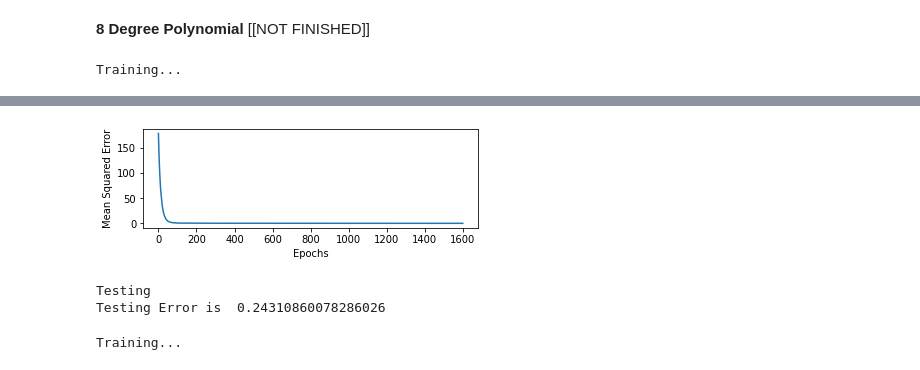
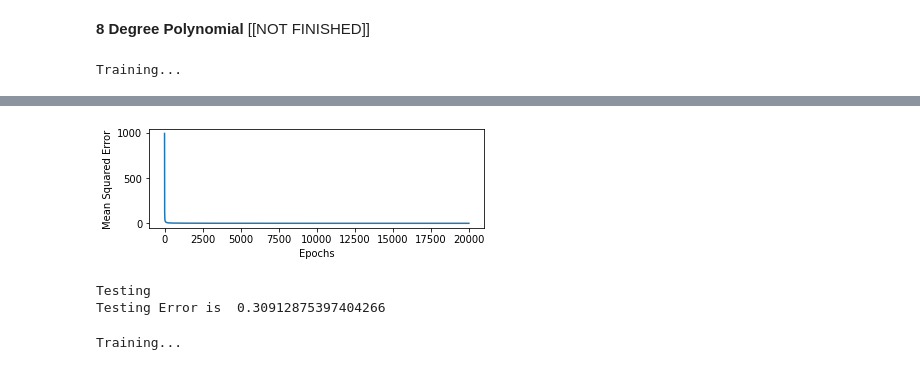
Before and after one commit to vineet891/FODS-Assignment, a Jupyter notebook: Assignment1/FODS_A1_a.ipynb, the cells around one changed output, grey strips where cells are left out. Saved outputs shown, nothing was run; the diff lists cells and outputs as text; code cells hidden in the pictures.

```diff
--- a/Assignment1/FODS_A1_a.ipynb
+++ b/Assignment1/FODS_A1_a.ipynb
@@ -650,7 +643,7 @@ Testing Error is  0.24310860078286026
 SGD5 = PolynomialRegression(5)
 x_train_trans_5 = SGD5.transform(train_X)
 x_test_trans_5 = SGD5.transform(test_X)
-SGD5.fit(x_train_trans_5, train_y,epochs = 6700, learning='SGD', learning_rate=0.0005)
+SGD5.fit(x_train_trans_5, train_y,epochs = 15000, learning='SGD', learning_rate=0.00055)
 SGD5.evaluate(x_test_trans_5,test_y)
 # %% [output]
 Training...
@@ -717,7 +710,7 @@ Testing Error is  0.23972206869894122
 SGD6 = PolynomialRegression(6)
 x_train_trans_6 = SGD6.transform(train_X)
 x_test_trans_6 = SGD6.transform(test_X)
-SGD6.fit(x_train_trans_6, train_y,epochs = 10000, learning='SGD', learning_rate=0.000076)
+SGD6.fit(x_train_trans_6, train_y,epochs = 20000, learning='SGD', learning_rate=0.00011)
 SGD6.evaluate(x_test_trans_6,test_y)
 # %% [output]
 Training...
@@ -751,7 +742,7 @@ Testing Error is  2.385960818043685
 GD7 = PolynomialRegression(7)
 x_train_trans_7 = GD7.transform(train_X)
 x_test_trans_7 = GD7.transform(test_X)
-GD7.fit(x_train_trans_7, train_y,epochs = 6000, learning='GD', learning_rate=0.00000085) #max possible learning rate , can be run for more epochs
+GD7.fit(x_train_trans_7, train_y,epochs = 10000, learning='GD', learning_rate=0.000005)
 GD7.evaluate(x_test_trans_7,test_y)
 # %% [output]
 Training...
@@ -783,7 +774,7 @@ Testing Error is  0.45102126516162105
 SGD7 = PolynomialRegression(7)
 x_train_trans_7 = SGD7.transform(train_X)
 x_test_trans_7 = SGD7.transform(test_X)
-SGD7.fit(x_train_trans_7, train_y,epochs = 6000, learning='SGD', learning_rate=0.0005)
+SGD7.fit(x_train_trans_7, train_y,epochs = 20000, learning='SGD', learning_rate=0.00001404)
 SGD7.evaluate(x_test_trans_7,test_y)
 # %% [output]
 Training...
@@ -814,7 +806,7 @@ Epoch: 1450 Loss: 1.505079972688479
 GD8 = PolynomialRegression(8)
 x_train_trans_8 = GD8.transform(train_X)
 x_test_trans_8 = GD8.transform(test_X)
-GD8.fit(x_train_trans_8, train_y,epochs = 1600, learning='GD', learning_rate=0.00002)
+GD8.fit(x_train_trans_8, train_y,epochs = 20000, learning='GD', learning_rate=0.0000011)
 GD8.evaluate(x_test_trans_8,test_y)
 # %% [output]
 Training...
@@ -838,4 +830,4 @@ Epoch: 1550 Loss: 0.239548860349336
-[figure, old version]
+[figure, new version]
 Testing
-Testing Error is  0.24310860078286026
+Testing Error is  0.30912875397404266
 # %%
```
Also changed, not shown: parts of 18 cells of this notebook.
